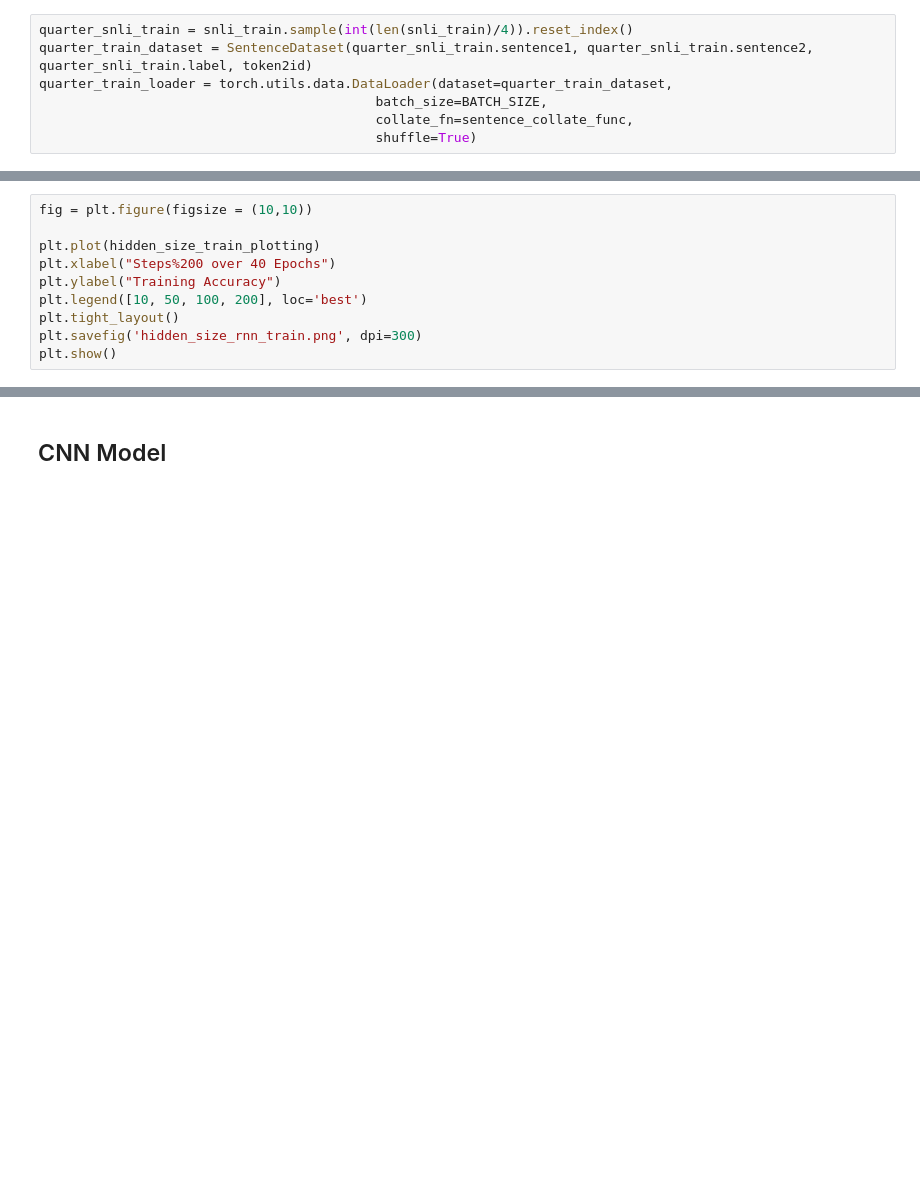
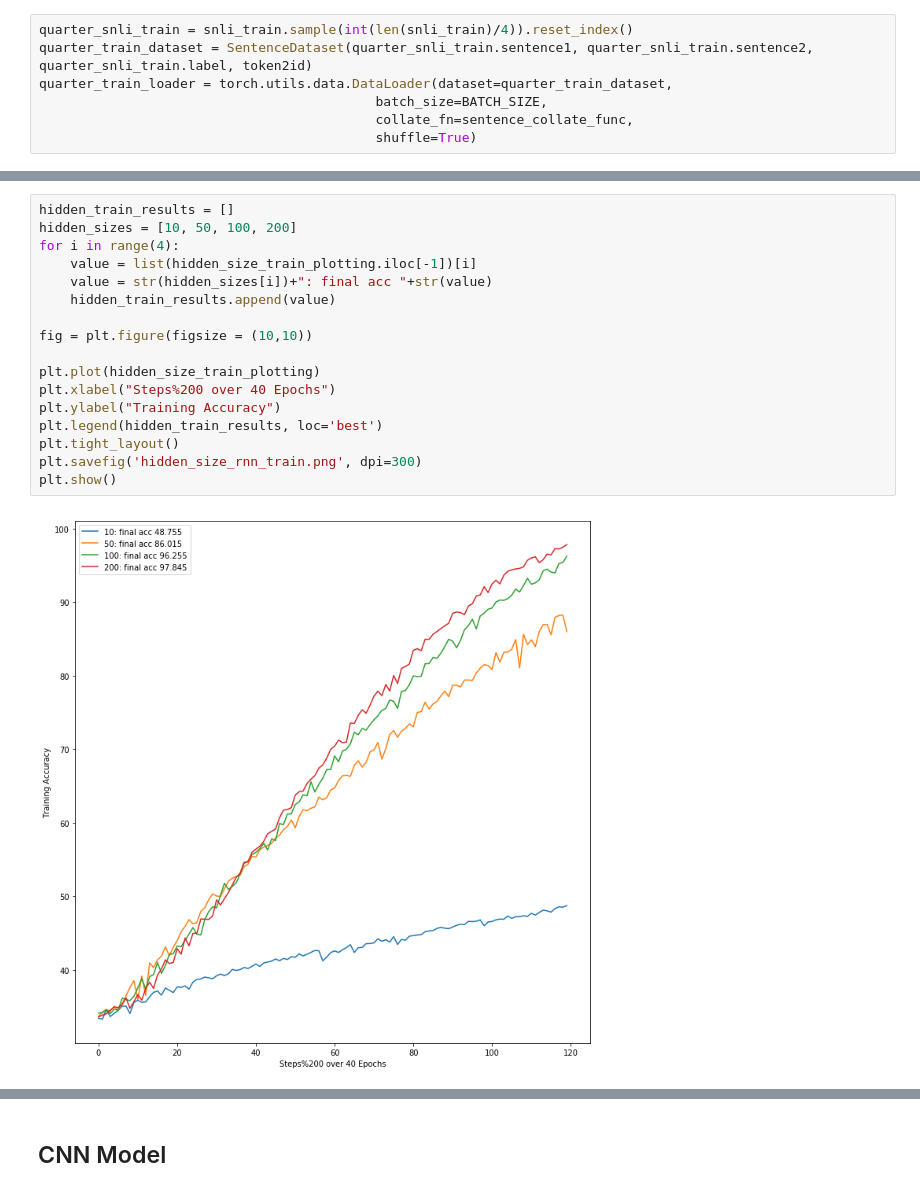
Before and after one commit to AMS889/DS-GA1011_Homework2, a Jupyter notebook: Homework2.ipynb, the cells around one changed output, grey strips where cells are left out. Drawn from its saved outputs; the diff is of its cells as text; blank space fills up the shorter version.

```diff
--- a/Homework2.ipynb
+++ b/Homework2.ipynb
@@ -513,13 +456,22 @@ plt.show()
 # %%
+hidden_train_results = []
+hidden_sizes = [10, 50, 100, 200]
+for i in range(4):
+    value = list(hidden_size_train_plotting.iloc[-1])[i]
+    value = str(hidden_sizes[i])+": final acc "+str(value)
+    hidden_train_results.append(value)
+
 fig = plt.figure(figsize = (10,10))
 
 plt.plot(hidden_size_train_plotting)
 plt.xlabel("Steps%200 over 40 Epochs")
 plt.ylabel("Training Accuracy")
-plt.legend([10, 50, 100, 200], loc='best')
+plt.legend(hidden_train_results, loc='best')
 plt.tight_layout()
 plt.savefig('hidden_size_rnn_train.png', dpi=300)
 plt.show()
+# %% [output]
+[figure, added]
 # %%
 model = RNN(emb_size=300, hidden_size=200, num_layers=1, num_classes=3)
 
```
Also changed, not shown: parts of 21 cells of this notebook, 6 other files.
